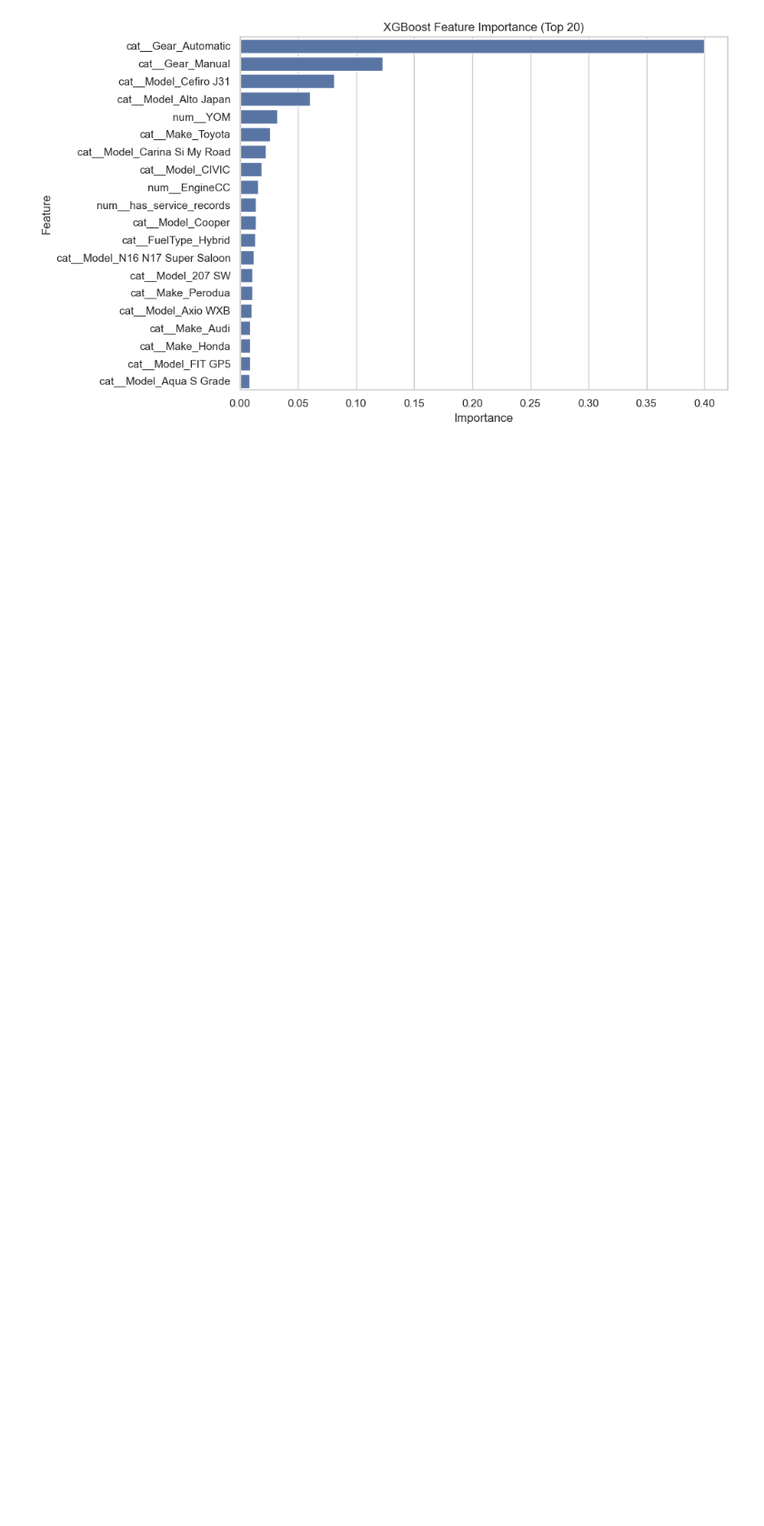
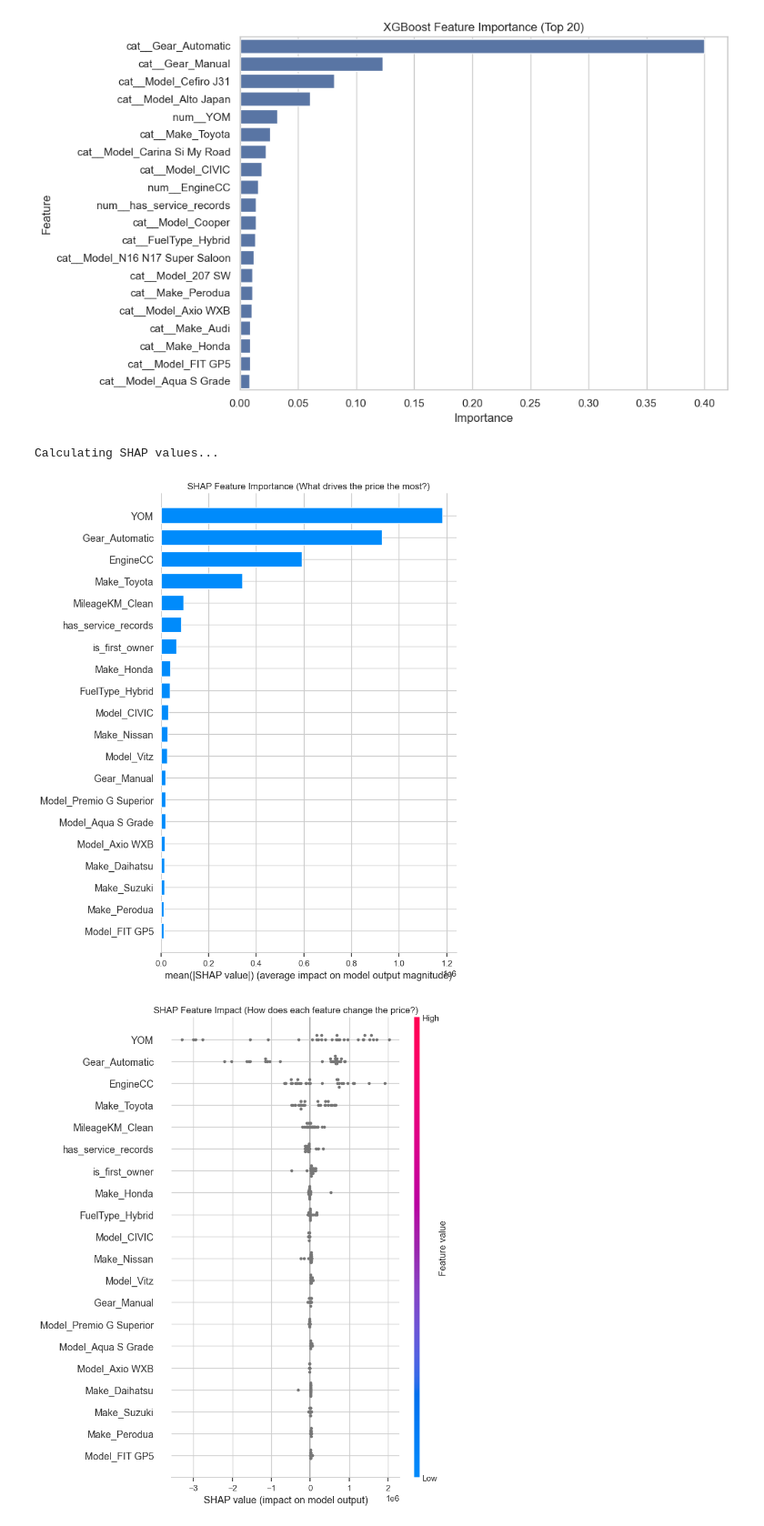
Before and after one commit to manojtharindu11/srilankan-vehicle-price-predictor, a Jupyter notebook: model building/full_pipeline.ipynb, the cells around one changed output. Shown at 91% size. Drawn from its saved outputs; the diff is of its cells as text; code cells hidden in the pictures; blank space fills up the shorter version.

```diff
--- a/model building/full_pipeline.ipynb
+++ b/model building/full_pipeline.ipynb
@@ -247,3 +247,36 @@ plt.show()
 [figure]
 [figure]
 [figure]
+# %%
+# 1. Extract feature names from the ColumnTransformer pipeline
+# Get numeric feature names
+num_cols = numeric_features
+# Get categorical feature names generated by the OneHotEncoder
+cat_cols = preprocess.named_transformers_['cat'].named_steps['onehot'].get_feature_names_out(categorical_features)
+# Combine them in the exact order the ColumnTransformer outputs them
+all_feature_names = list(num_cols) + list(cat_cols)
+# %%
+# 2. Initialize the SHAP TreeExplainer using your trained XGBoost model
+explainer = shap.TreeExplainer(xgb_model)
+# %%
+# 3. Calculate SHAP values for the transformed Test dataset
+print("Calculating SHAP values...")
+shap_values = explainer.shap_values(X_test_processed)
+
+# 4. Generate SHAP Bar Plot (Global Feature Importance)
+plt.figure(figsize=(10, 6))
+shap.summary_plot(shap_values, X_test_processed, feature_names=all_feature_names, plot_type="bar", show=False)
+plt.title("SHAP Feature Importance (What drives the price the most?)")
+plt.tight_layout()
+plt.show()
+
+# 5. Generate SHAP Dot Plot (Directional Feature Impact)
+plt.figure(figsize=(10, 6))
+shap.summary_plot(shap_values, X_test_processed, feature_names=all_feature_names, show=False)
+plt.title("SHAP Feature Impact (How does each feature change the price?)")
+plt.tight_layout()
+plt.show()
+# %% [output]
+Calculating SHAP values...
+[figure, added]
+[figure, added]
```
Also changed, not shown: parts of 3 cells of this notebook, 3 other files.
